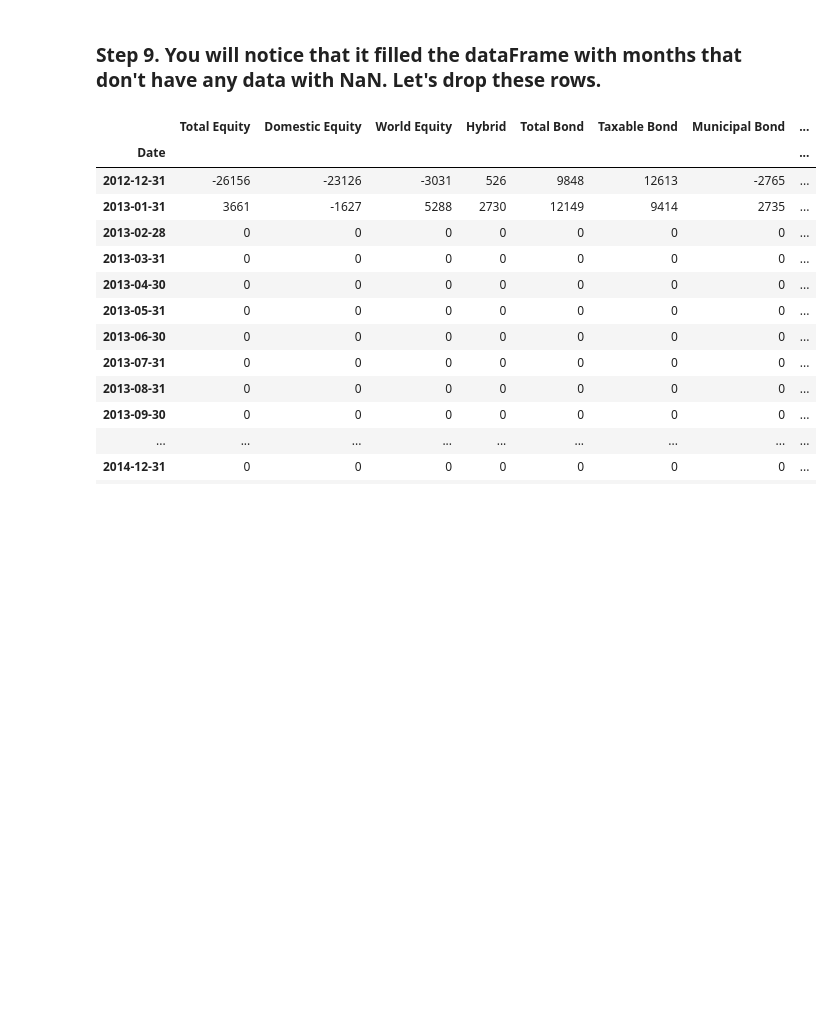
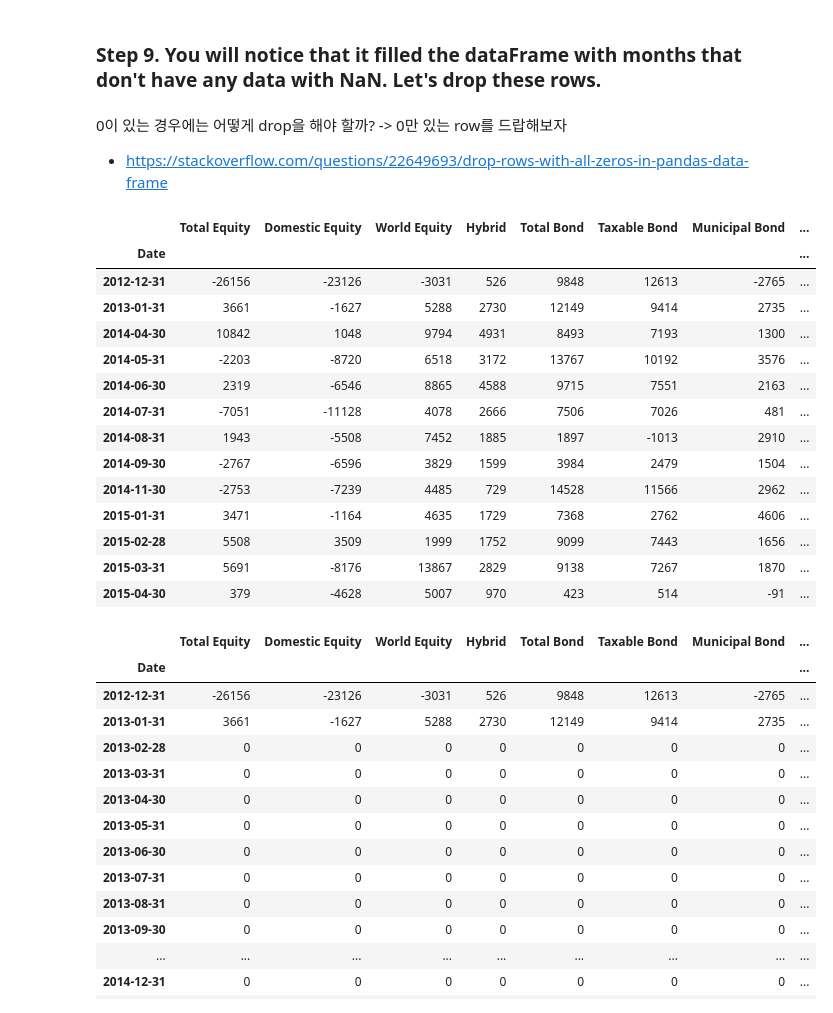
Before and after one commit to timetobye/TIL, a Jupyter notebook: Python/4_Python_pandas/pandas_exercises/09_Time_Series/Investor_Flow_of_Funds_US/Exercises.ipynb, the cells around one changed output. Saved outputs shown, nothing was run; the diff lists cells and outputs as text; code cells hidden in the pictures; blank space fills up the shorter version.

```diff
--- a/Python/4_Python_pandas/pandas_exercises/09_Time_Series/Investor_Flow_of_Funds_US/Exercises.ipynb
+++ b/Python/4_Python_pandas/pandas_exercises/09_Time_Series/Investor_Flow_of_Funds_US/Exercises.ipynb
@@ -91,3 +118,6 @@ monthly
 | 2015-04-30 | 379 | -4628 | 5007 | 970 | 423 | 514 | -91 | ... |
 # %% [markdown]
 ### Step 9. You will notice that it filled the dataFrame with months that don't have any data with NaN. Let's drop these rows.
+# %% [markdown]
+0이 있는 경우에는 어떻게 drop을 해야 할까? -> 0만 있는 row를 드랍해보자
+- https://stackoverflow.com/questions/22649693/drop-rows-with-all-zeros-in-pandas-data-frame
@@ -94,3 +126,21 @@ monthly
+# %%
+monthly[(monthly!=0).any(axis=1)]
+# %% [output]
+|  | Total Equity | Domestic Equity | World Equity | Hybrid | Total Bond | Taxable Bond | Municipal Bond | ... |
+| Date |  |  |  |  |  |  |  | ... |
+| 2012-12-31 | -26156 | -23126 | -3031 | 526 | 9848 | 12613 | -2765 | ... |
+| 2013-01-31 | 3661 | -1627 | 5288 | 2730 | 12149 | 9414 | 2735 | ... |
+| 2014-04-30 | 10842 | 1048 | 9794 | 4931 | 8493 | 7193 | 1300 | ... |
+| 2014-05-31 | -2203 | -8720 | 6518 | 3172 | 13767 | 10192 | 3576 | ... |
+| 2014-06-30 | 2319 | -6546 | 8865 | 4588 | 9715 | 7551 | 2163 | ... |
+| 2014-07-31 | -7051 | -11128 | 4078 | 2666 | 7506 | 7026 | 481 | ... |
+| 2014-08-31 | 1943 | -5508 | 7452 | 1885 | 1897 | -1013 | 2910 | ... |
+| 2014-09-30 | -2767 | -6596 | 3829 | 1599 | 3984 | 2479 | 1504 | ... |
+| 2014-11-30 | -2753 | -7239 | 4485 | 729 | 14528 | 11566 | 2962 | ... |
+| 2015-01-31 | 3471 | -1164 | 4635 | 1729 | 7368 | 2762 | 4606 | ... |
+| 2015-02-28 | 5508 | 3509 | 1999 | 1752 | 9099 | 7443 | 1656 | ... |
+| 2015-03-31 | 5691 | -8176 | 13867 | 2829 | 9138 | 7267 | 1870 | ... |
+| 2015-04-30 | 379 | -4628 | 5007 | 970 | 423 | 514 | -91 | ... |
 # %%
 monthly = monthly.dropna()
 monthly
```
Also changed, not shown: parts of 6 cells of this notebook, 1 other file.
